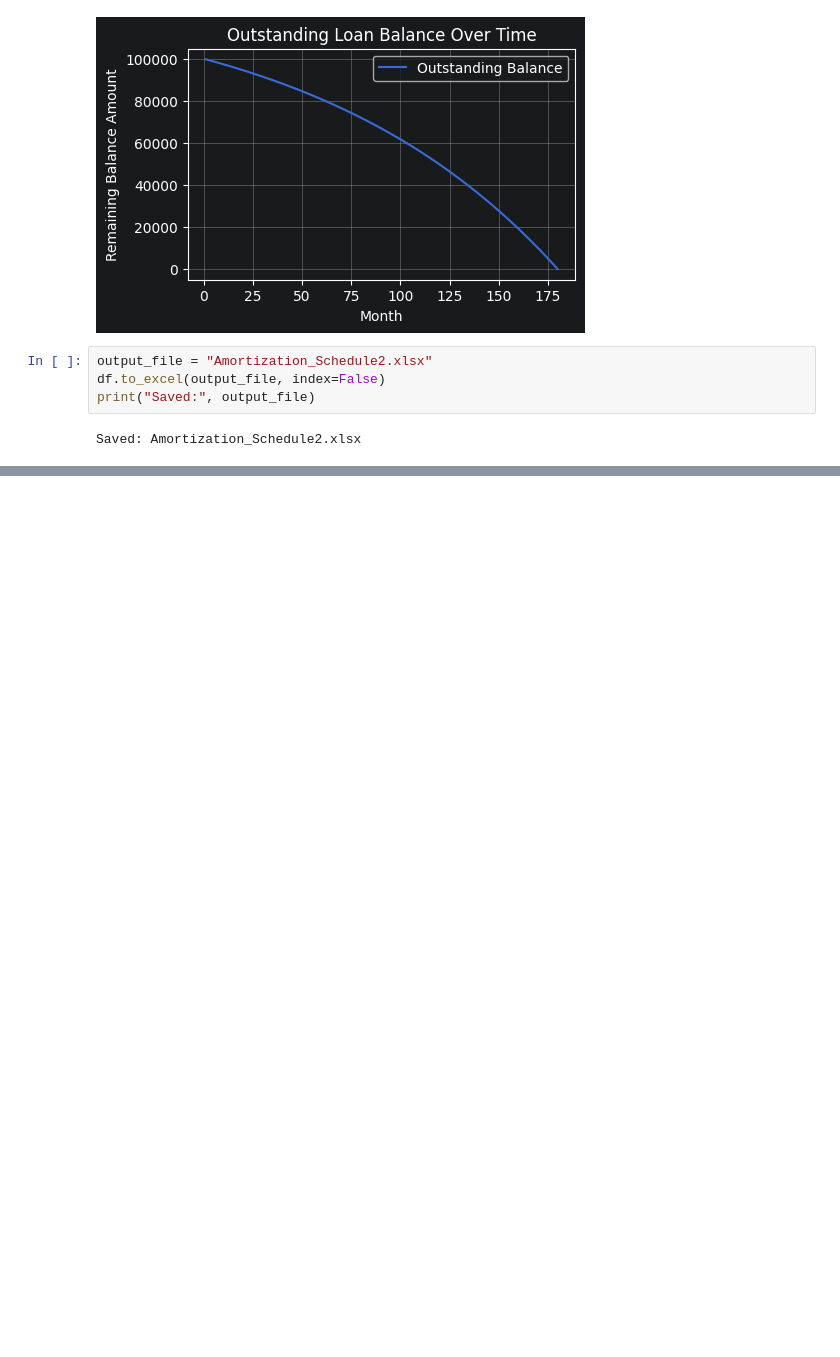
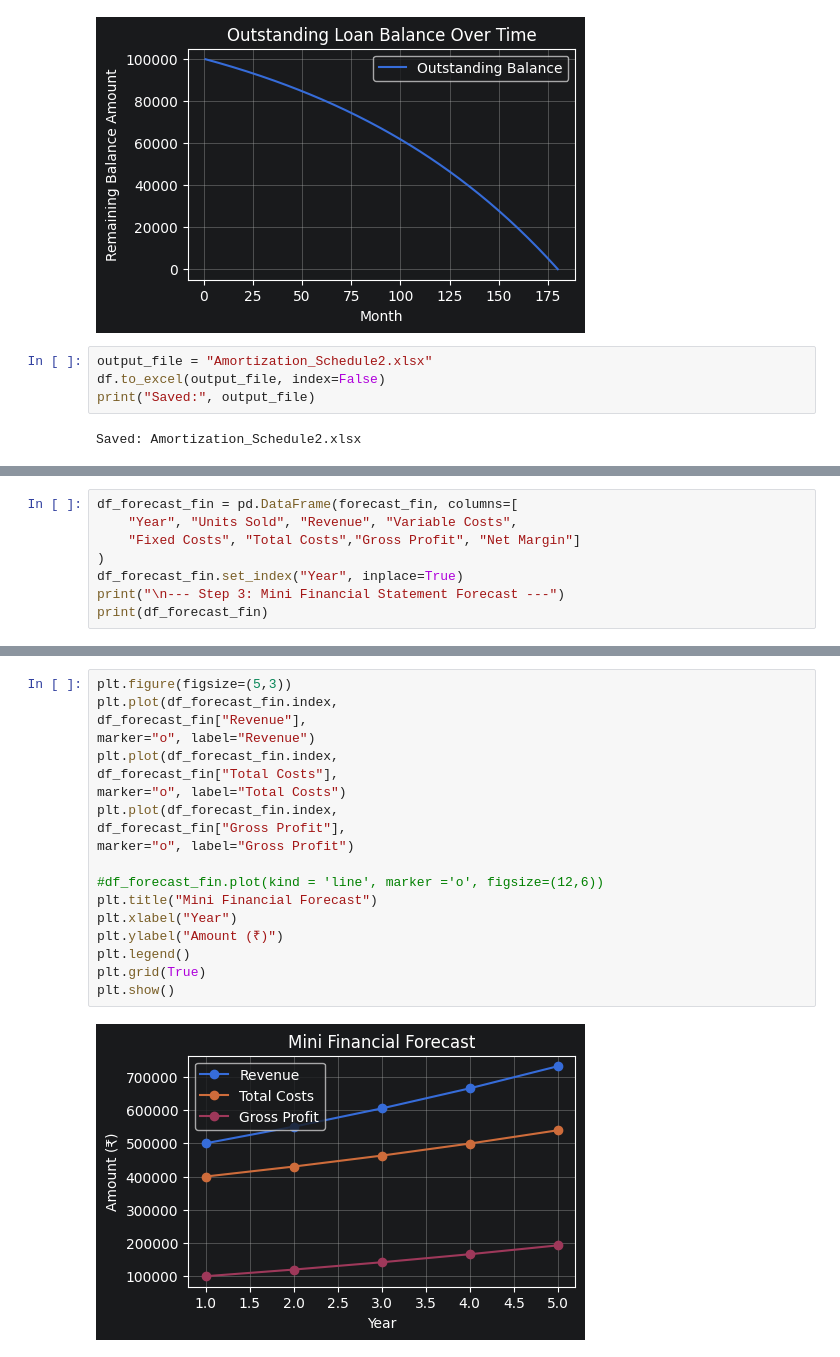
Before and after one commit to Bhuvaneshcmv/PythonInFinance101, a Jupyter notebook: notebook.ipynb, the cells around one changed output, grey strips where cells are left out. Drawn from its saved outputs; the diff is of its cells as text; blank space fills up the shorter version.

Commit message:
Added Financial modelling

```diff
--- a/notebook.ipynb
+++ b/notebook.ipynb
@@ -2210,0 +2376,8 @@ Saved: Amortization_Schedule2.xlsx
+# %%
+df_forecast_fin = pd.DataFrame(forecast_fin, columns=[
+    "Year", "Units Sold", "Revenue", "Variable Costs",
+    "Fixed Costs", "Total Costs","Gross Profit", "Net Margin"]
+)
+df_forecast_fin.set_index("Year", inplace=True)
+print("\n--- Step 3: Mini Financial Statement Forecast ---")
+print(df_forecast_fin)
@@ -2210,0 +2401,21 @@ Saved: Amortization_Schedule2.xlsx
+# %%
+plt.figure(figsize=(5,3))
+plt.plot(df_forecast_fin.index,
+df_forecast_fin["Revenue"],
+marker="o", label="Revenue")
+plt.plot(df_forecast_fin.index,
+df_forecast_fin["Total Costs"],
+marker="o", label="Total Costs")
+plt.plot(df_forecast_fin.index,
+df_forecast_fin["Gross Profit"],
+marker="o", label="Gross Profit")
+
+#df_forecast_fin.plot(kind = 'line', marker ='o', figsize=(12,6))
+plt.title("Mini Financial Forecast")
+plt.xlabel("Year")
+plt.ylabel("Amount (₹)")
+plt.legend()
+plt.grid(True)
+plt.show()
+# %% [output]
+[figure, added]
```
Also changed, not shown: parts of 15 cells of this notebook, 1 other file.
